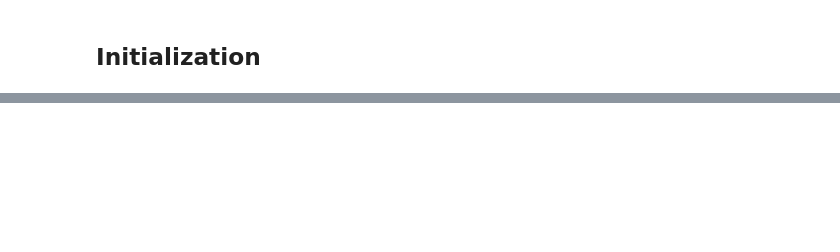
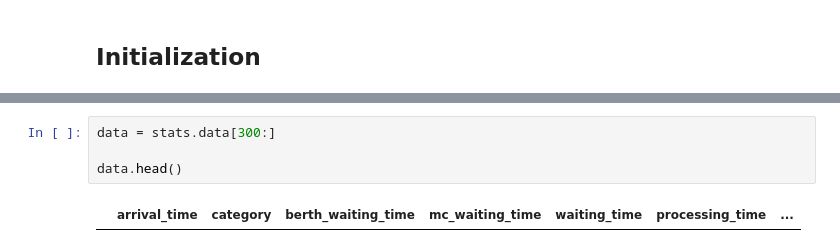
Before and after one commit to Mohammed-khlifi/port_trafic_simulation, a Jupyter notebook: DES.ipynb, the cells around one changed output, grey strips where cells are left out. Drawn from its saved outputs; the diff is of its cells as text; blank space fills up the shorter version.

```diff
--- a/DES.ipynb
+++ b/DES.ipynb
@@ -376,3 +1159,9 @@ Customer average time processing = 05:04
+# %%
+data = stats.data[300:]
+
+data.head()
+# %% [output]
+|  | arrival_time | category | berth_waiting_time | mc_waiting_time | waiting_time | processing_time | ... |
 # %%
 import matplotlib.pyplot as plt
 import seaborn as sns
```
Also changed, not shown: parts of 17 cells of this notebook.
